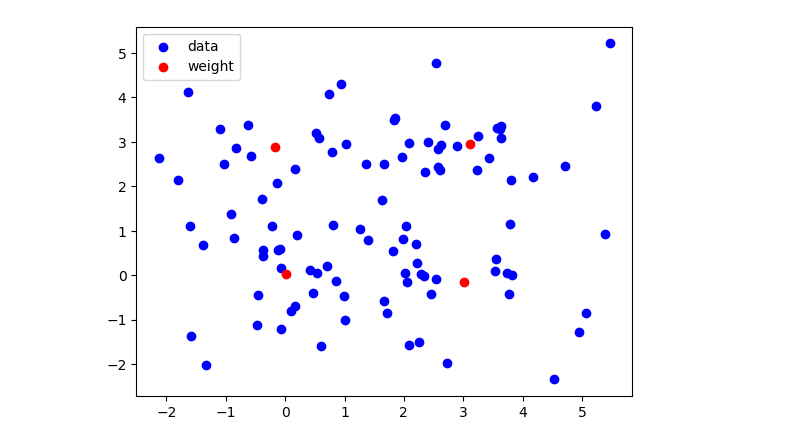
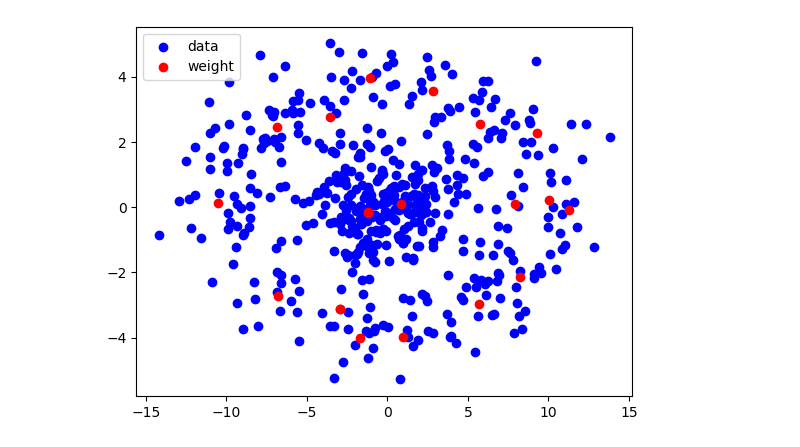
Before and after one commit to yzmyyds/NTU_EE7207, a Jupyter notebook: Implementations/som.ipynb, the cells around one changed output. Drawn from its saved outputs; the diff is of its cells as text; code cells hidden in the pictures.

Commit message:
use som to cluster nonlinear seperable data

```diff
--- a/Implementations/som.ipynb
+++ b/Implementations/som.ipynb
@@ -9,0 +56,10 @@ array([4.24264069, 3.60555128, 3.60555128, 2.82842712])
+# %%
+# fusion outer and inner data
+data=np.vstack((outer,inner))
+plt.scatter(data[:,0],data[:,1],c='blue',label='data')
+plt.legend()
+plt.show()
+plt.scatter(outer[:,0],outer[:,1],c='blue',label='class 1')
+plt.scatter(inner[:,0],inner[:,1],c='red',label='class 2')
+plt.legend()
+plt.show()
@@ -26,48 +85,57 @@ class SOMnn:
             h=np.exp(-distance**2/(2*sigma**2))
             self.weight[i]+=learning_rate*h*(x-self.weight[i])
 
-def main():
+def som_loop(data):
     # include data
     # create 4 different gaussian distribution data
-    data=np.zeros((100,2))
-    data[:25,:]=np.random.randn(25,2)+np.array([0,0])
-    data[25:50,:]=np.random.randn(25,2)+np.array([0,3])
-    data[50:75,:]=np.random.randn(25,2)+np.array([3,0])
-    data[75:,:]=np.random.randn(25,2)+np.array([3,3])
+
+    # data=np.zeros((100,2))
+    # data[:25,:]=np.random.randn(25,2)+np.array([0,0])
+    # data[25:50,:]=np.random.randn(25,2)+np.array([0,3])
+    # data[50:75,:]=np.random.randn(25,2)+np.array([3,0])
+    # data[75:,:]=np.random.randn(25,2)+np.array([3,3])
+
     # begin building som nn
     ## 1. initialize the weight
-    som=SOMnn(4,2)
+    som=SOMnn(20,2)
     sigma0=1.0
     eta0=0.1
     # self-organizing
     sigma=sigma0
     eta=eta0
     itr=0
     while eta>0.01 and sigma>0.1:
         itr+=1
         ## 2. sampling
-        x=data[np.random.randint(0,100)]
+        x=data[np.random.randint(0,data.shape[0])]
         ## 3. competition
         winner_index=som.competition(x)
         ## 4. updating
         sigma=sigma0*(1-itr/1000)
         eta=eta0*(1-itr/1000)
         som.update(x,winner_index,eta,sigma)
     # convergence phase
     eta=0.01
     for epoch in range(500*data.shape[0]):
         x=data[np.random.randint(0,100)]
         winner_index=som.competition(x)
         som.update(x,winner_index,eta,0.1)
     # end
-    #visualization
+    return som.weight
 
+def main():
+    # data=np.zeros((100,2))
+    # data[:25,:]=np.random.randn(25,2)+np.array([0,0])
+    # data[25:50,:]=np.random.randn(25,2)+np.array([0,3])
+    # data[50:75,:]=np.random.randn(25,2)+np.array([3,0])
+    # data[75:,:]=np.random.randn(25,2)+np.array([3,3])
+    som_weight=som_loop(data)
     plt.scatter(data[:,0],data[:,1],c='blue',label='data')
-    plt.scatter(som.weight[:,0],som.weight[:,1],c='red',label='weight')
+    plt.scatter(som_weight[:,0],som_weight[:,1],c='red',label='weight')
     plt.legend()
     plt.show()
 
 if __name__=='__main__':
     main()
 # %% [output]
-[figure, old version]
+[figure, new version]
```
Also changed, not shown: parts of 2 cells of this notebook.
